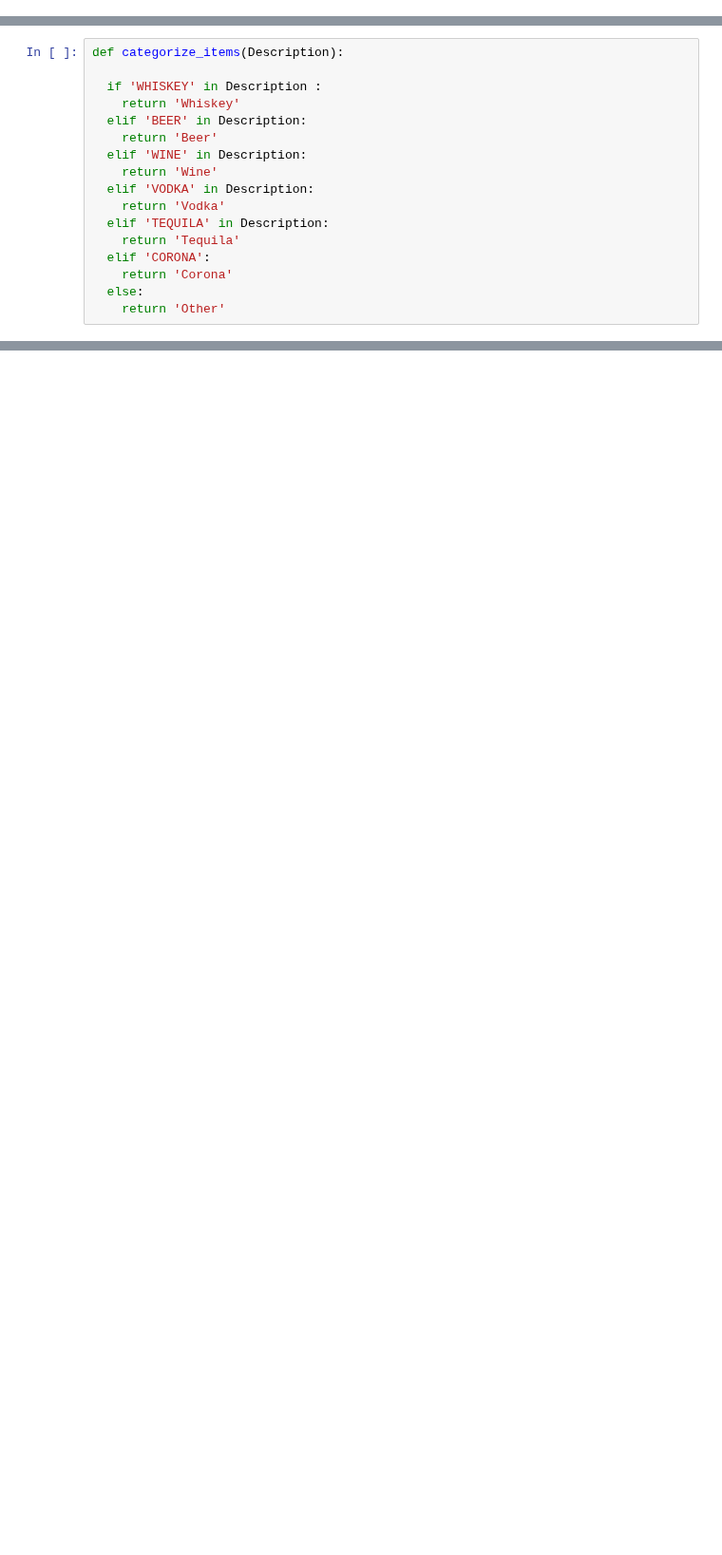
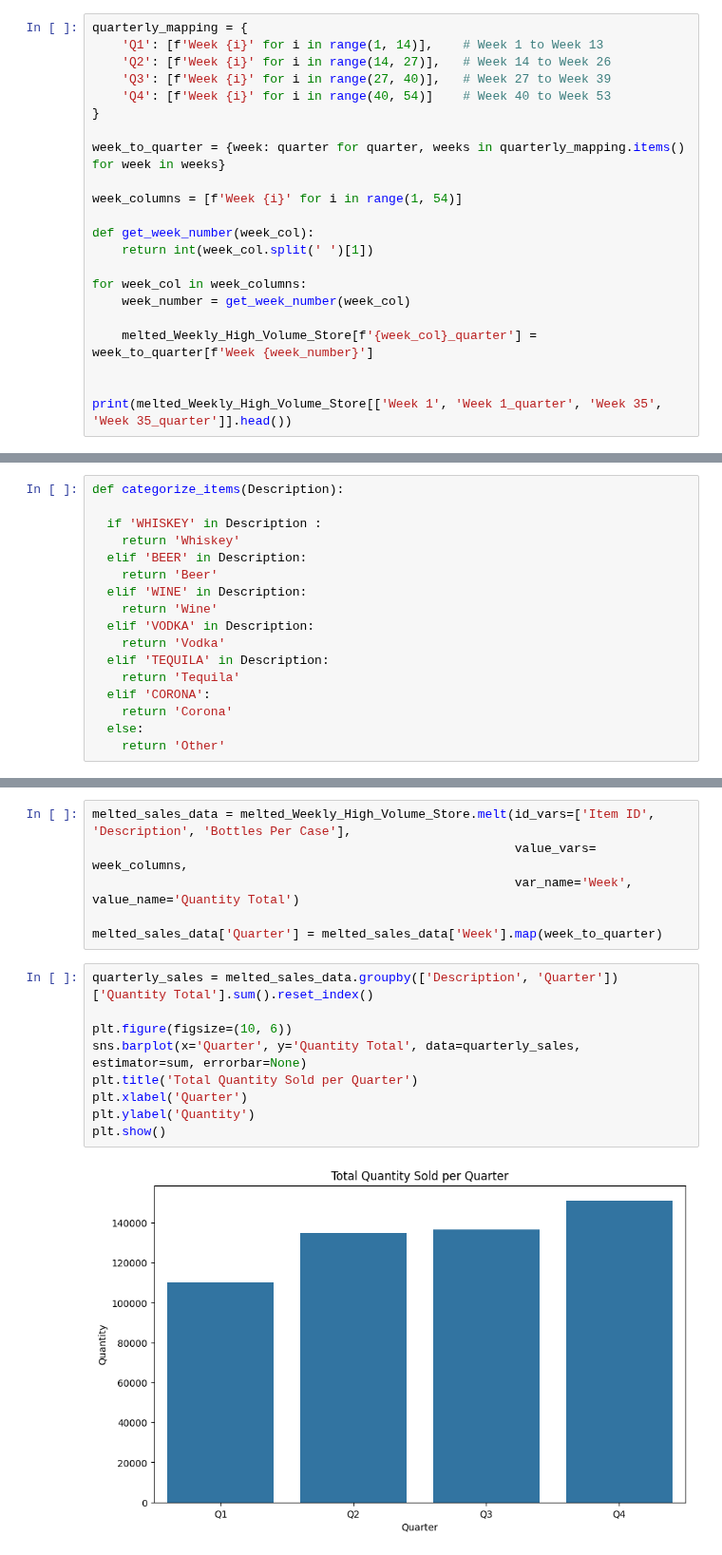
Before and after one commit to alexkardan/ABS-Visualizations, a Jupyter notebook: ABS_Weekly_data.ipynb, the cells around one changed output, grey strips where cells are left out. Shown at 95% size. Saved outputs shown, nothing was run; the diff lists cells and outputs as text; blank space fills up the shorter version.

```diff
--- a/ABS_Weekly_data.ipynb
+++ b/ABS_Weekly_data.ipynb
@@ -102,0 +99,22 @@ plt.bar(Weekly_High_Volume_Store['Cost Amount (Per Bottle)'], Weekly_High_Volume
+# %%
+quarterly_mapping = {
+    'Q1': [f'Week {i}' for i in range(1, 14)],    # Week 1 to Week 13
+    'Q2': [f'Week {i}' for i in range(14, 27)],   # Week 14 to Week 26
+    'Q3': [f'Week {i}' for i in range(27, 40)],   # Week 27 to Week 39
+    'Q4': [f'Week {i}' for i in range(40, 54)]    # Week 40 to Week 53
+}
+
+week_to_quarter = {week: quarter for quarter, weeks in quarterly_mapping.items() for week in weeks}
+
+week_columns = [f'Week {i}' for i in range(1, 54)]
+
+def get_week_number(week_col):
+    return int(week_col.split(' ')[1])
+
+for week_col in week_columns:
+    week_number = get_week_number(week_col)
+
+    melted_Weekly_High_Volume_Store[f'{week_col}_quarter'] = week_to_quarter[f'Week {week_number}']
+
+
+print(melted_Weekly_High_Volume_Store[['Week 1', 'Week 1_quarter', 'Week 35', 'Week 35_quarter']].head())
@@ -131,0 +162,17 @@ sns.relplot(x = "Description", y = "Grand Total", data = Weekly_High_Volume_Stor
+# %%
+melted_sales_data = melted_Weekly_High_Volume_Store.melt(id_vars=['Item ID', 'Description', 'Bottles Per Case'],
+                                                         value_vars= week_columns,
+                                                         var_name='Week', value_name='Quantity Total')
+
+melted_sales_data['Quarter'] = melted_sales_data['Week'].map(week_to_quarter)
+# %%
+quarterly_sales = melted_sales_data.groupby(['Description', 'Quarter'])['Quantity Total'].sum().reset_index()
+
+plt.figure(figsize=(10, 6))
+sns.barplot(x='Quarter', y='Quantity Total', data=quarterly_sales, estimator=sum, errorbar=None)
+plt.title('Total Quantity Sold per Quarter')
+plt.xlabel('Quarter')
+plt.ylabel('Quantity')
+plt.show()
+# %% [output]
+[figure, added]
```
Also changed, not shown: parts of 15 cells of this notebook.
